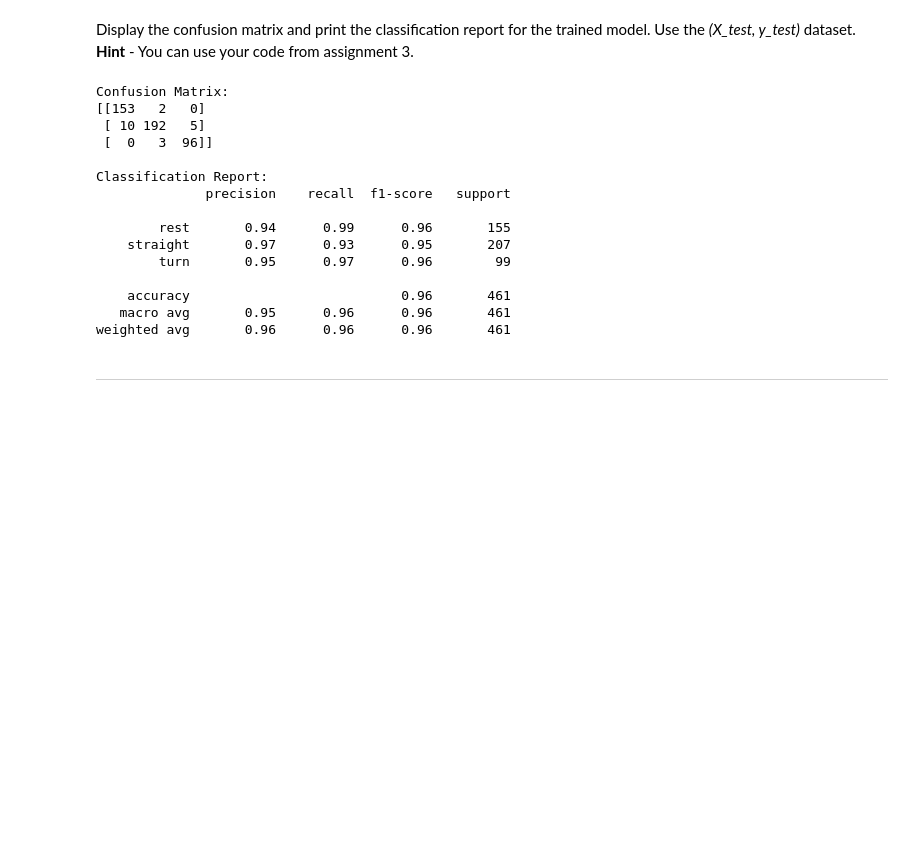
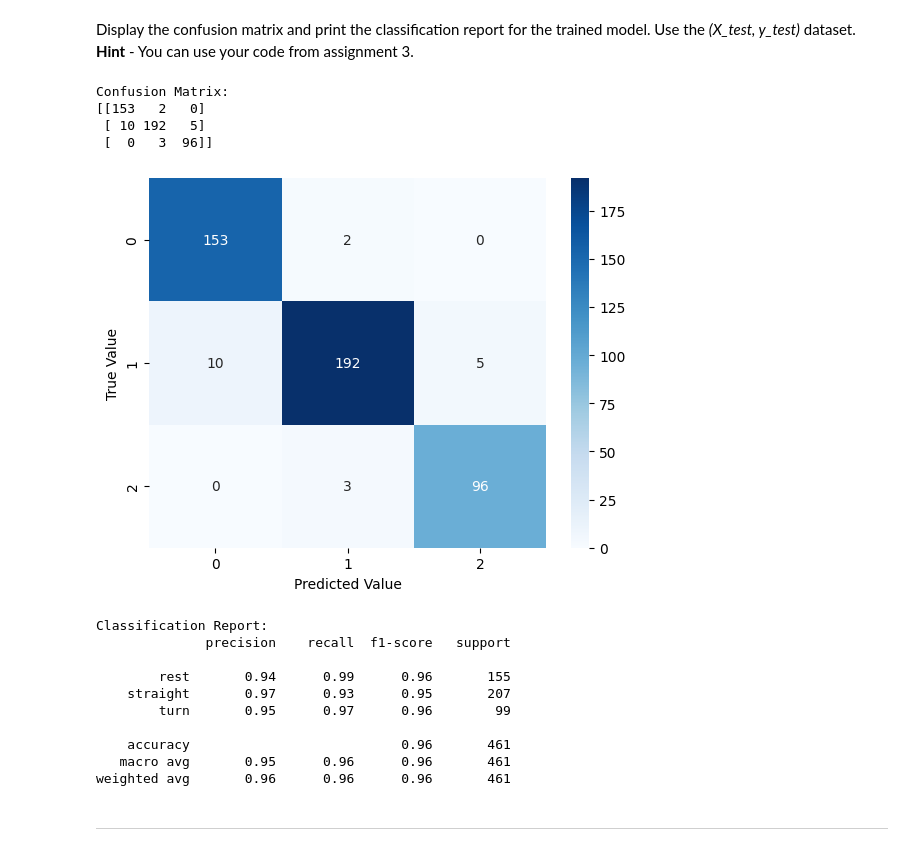
Before and after one commit to AshwiniANair/engg680_2024_fall, a Jupyter notebook: LabAssignment 4/Assignment 4.ipynb, the cells around one changed output. Cells and saved outputs as stored; diff of their text form; code cells hidden in the pictures; blank space fills up the shorter version.

```diff
--- a/LabAssignment 4/Assignment 4.ipynb
+++ b/LabAssignment 4/Assignment 4.ipynb
@@ -237,28 +219,37 @@ Display the confusion matrix and print the classification report for the trained
 # %%
 # TODO - Display confusion matrix and print classification report for (X_test, y_test)
 # (2 marks)
 from sklearn.metrics import confusion_matrix, classification_report
+import seaborn as sns
+import matplotlib.pyplot as plt
 y_pred = grid.predict(X_test)
 print("\nConfusion Matrix:")
 print(confusion_matrix(y_test.values, y_pred))
+
+conf_matrix1 = confusion_matrix(y_test.values, y_pred)
+sns.heatmap(conf_matrix1, annot=True, fmt='d', cmap='Blues')
+plt.xlabel('Predicted Value')
+plt.ylabel('True Value')
+plt.show()
+
 print("\nClassification Report:")
 print(classification_report(y_test.values, y_pred))
 # %% [output]
 Confusion Matrix:
 [[153   2   0]
  [ 10 192   5]
  [  0   3  96]]
-
-Classification Report:
-              precision    recall  f1-score   support
-
-        rest       0.94      0.99      0.96       155
-    straight       0.97      0.93      0.95       207
-        turn       0.95      0.97      0.96        99
-
-    accuracy                           0.96       461
-   macro avg       0.95      0.96      0.96       461
-weighted avg       0.96      0.96      0.96       461
+[figure, added]
+Classification Report:
+              precision    recall  f1-score   support
+
+        rest       0.94      0.99      0.96       155
+    straight       0.97      0.93      0.95       207
+        turn       0.95      0.97      0.96        99
+
+    accuracy                           0.96       461
+   macro avg       0.95      0.96      0.96       461
+weighted avg       0.96      0.96      0.96       461
 # %% [markdown]
 ___
 # %% [markdown]
```
Also changed, not shown: parts of 62 cells of this notebook.
